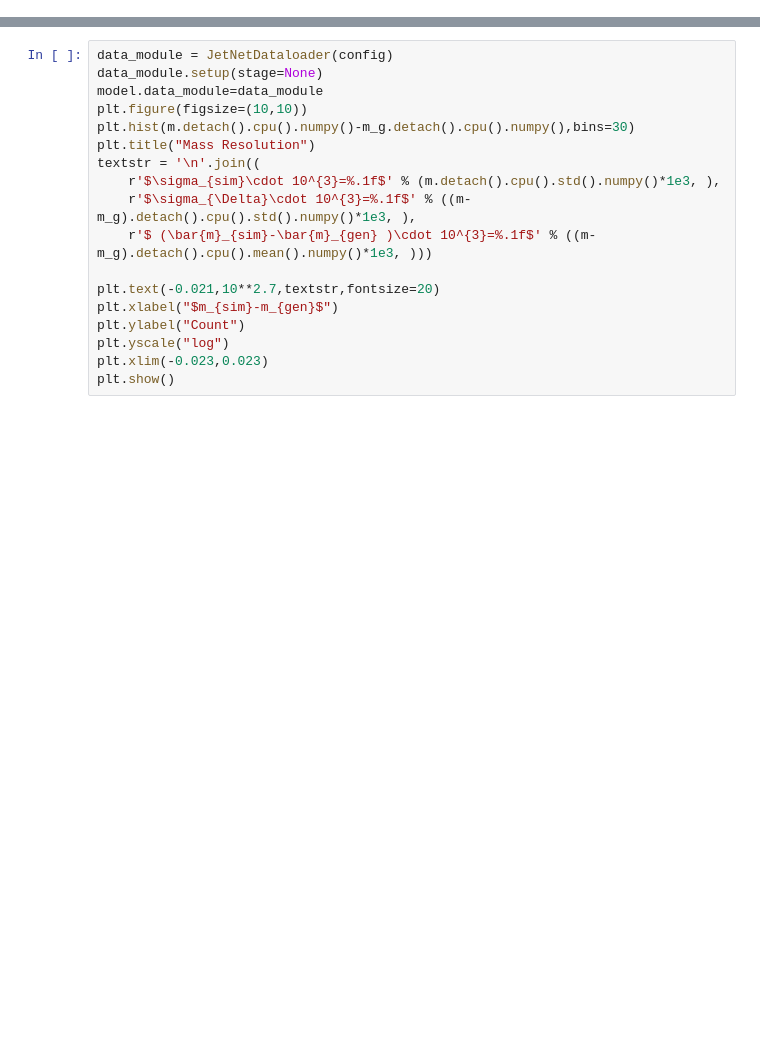
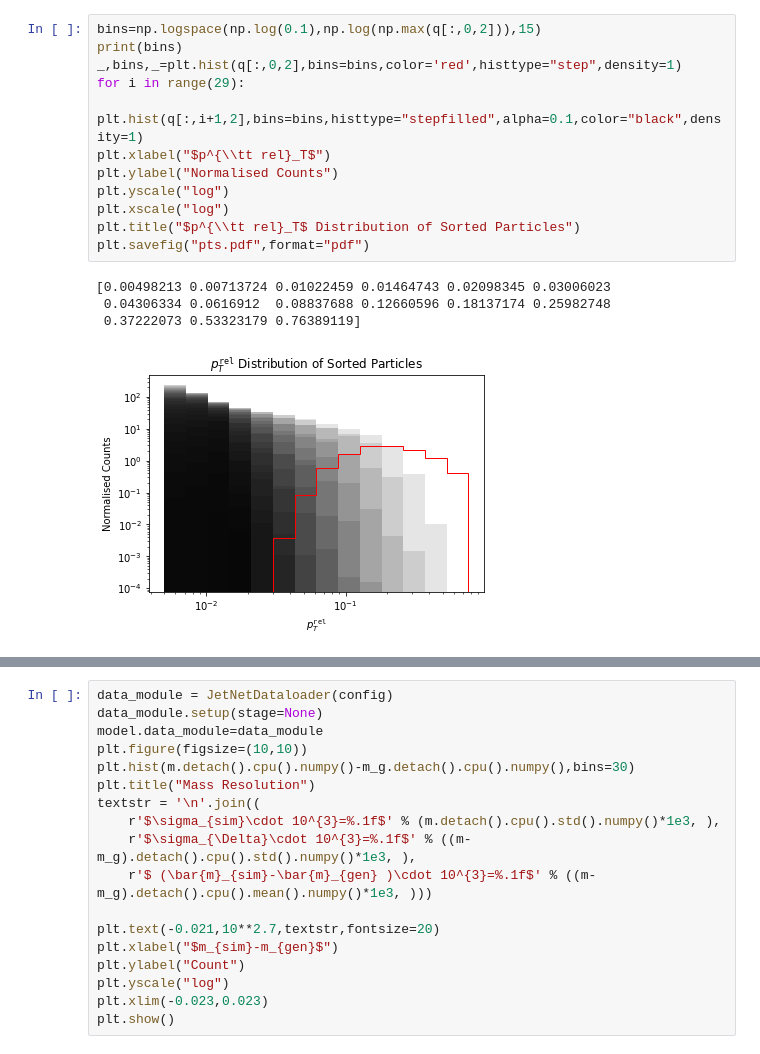
Before and after one commit to kaechb/LitJetNet, a Jupyter notebook: LitNF/nf_lightning.ipynb, the cells around one changed output, grey strips where cells are left out. Drawn from its saved outputs; the diff is of its cells as text; blank space fills up the shorter version.

```diff
--- a/LitNF/nf_lightning.ipynb
+++ b/LitNF/nf_lightning.ipynb
@@ -958,3 +1023,20 @@ findfont: Font family ['cmex10'] not found. Falling back to DejaVu Sans.
+# %%
+bins=np.logspace(np.log(0.1),np.log(np.max(q[:,0,2])),15)
+print(bins)
+_,bins,_=plt.hist(q[:,0,2],bins=bins,color='red',histtype="step",density=1)
+for i in range(29):
+    plt.hist(q[:,i+1,2],bins=bins,histtype="stepfilled",alpha=0.1,color="black",density=1)
+plt.xlabel("$p^{\\tt rel}_T$")
+plt.ylabel("Normalised Counts")
+plt.yscale("log")
+plt.xscale("log")
+plt.title("$p^{\\tt rel}_T$ Distribution of Sorted Particles")
+plt.savefig("pts.pdf",format="pdf")
+# %% [output]
+[0.00498213 0.00713724 0.01022459 0.01464743 0.02098345 0.03006023
+ 0.04306334 0.0616912  0.08837688 0.12660596 0.18137174 0.25982748
+ 0.37222073 0.53323179 0.76389119]
+[figure, added]
 # %%
 print(model.state_dict
      )
```
Also changed, not shown: parts of 16 cells of this notebook, 10 other files.
